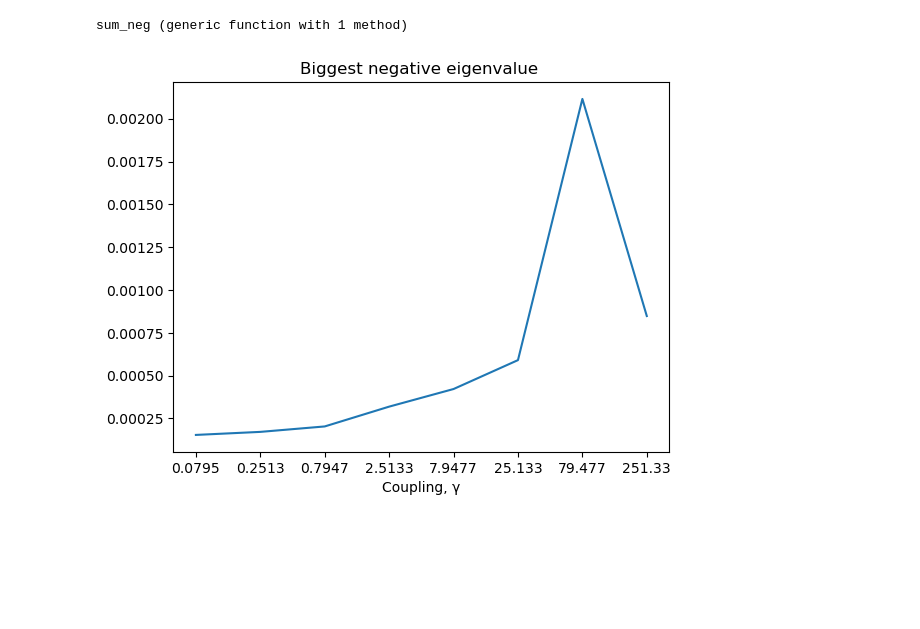
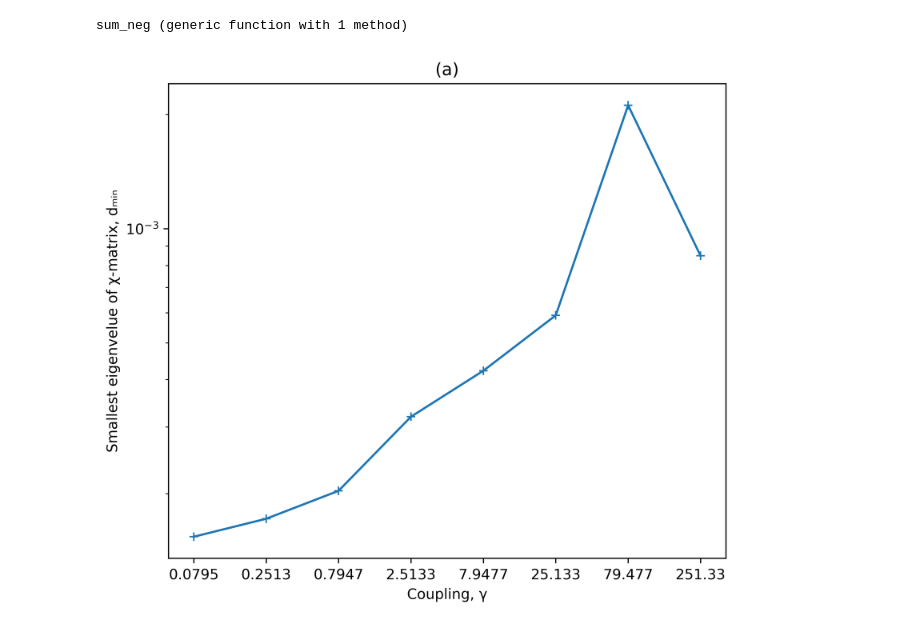
Before and after one commit to zpopovych/OQSID-thesis, a Jupyter notebook: DMD_QPT_Kraus/DMD_QPT_negative_eigs.ipynb, the cells around one changed output. Drawn from its saved outputs; the diff is of its cells as text; code cells hidden in the pictures; blank space fills up the shorter version.

```diff
--- a/DMD_QPT_Kraus/DMD_QPT_negative_eigs.ipynb
+++ b/DMD_QPT_Kraus/DMD_QPT_negative_eigs.ipynb
@@ -78,12 +78,17 @@ for γᵢ in γ_list
 
 end
 # %%
-PyPlot.plot(max_negs)
-PyPlot.title("Biggest negative eigenvalue ")
+PyPlot.clf()
+PyPlot.figure(figsize=(7, 6), dpi=600)
+PyPlot.semilogy(max_negs, "-+")
+#PyPlot.axhline(y = 1e-3)
+PyPlot.title("(a)")
 PyPlot.xlabel("Coupling, γ");
+PyPlot.ylabel("Smallest eigenvelue of χ-matrix, dₘᵢₙ")
 PyPlot.xticks(0:7, γ_list_disp )
 PyPlot.show()
 PyPlot.display_figs()
+#PyPlot.savefig("QPT_neg_eigs_a.pdf")
 # %% [output]
-[figure, old version]
+[figure, new version]
 # %%
```
Also changed, not shown: parts of 2 cells of this notebook.
